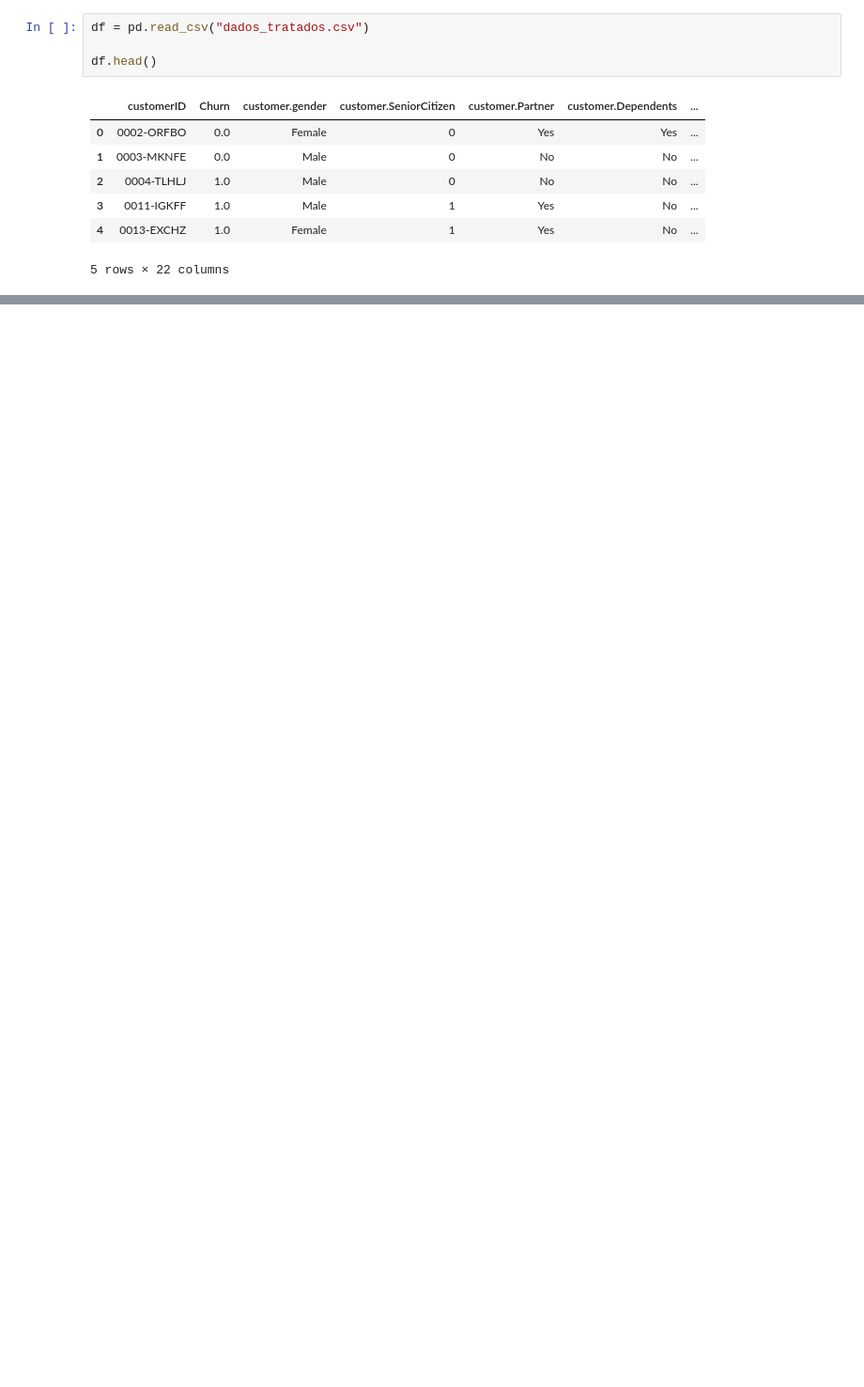
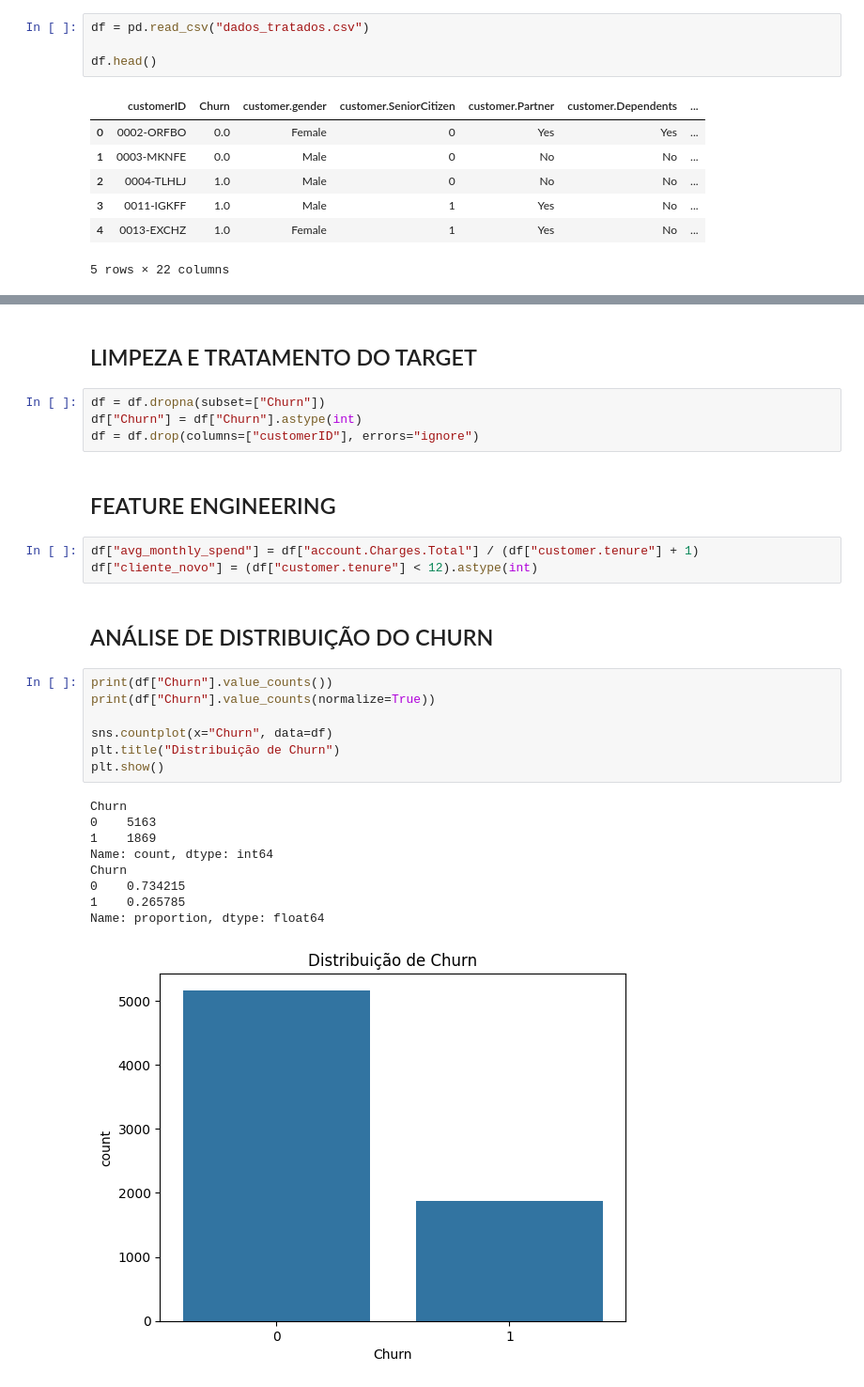
Before and after one commit to adnds/TelecomX_challenge2-data-science-Parte2, a Jupyter notebook: TelecomX_preditivos.ipynb, the cells around one changed output, grey strips where cells are left out. Shown at 94% size. Cells and saved outputs as stored; diff of their text form; blank space fills up the shorter version.

```diff
--- a/TelecomX_preditivos.ipynb
+++ b/TelecomX_preditivos.ipynb
@@ -670,0 +36,30 @@ As métricas de acurácia, precisão, recall e F1-score ajudam a identificar qua
+# %% [markdown]
+## LIMPEZA E TRATAMENTO DO TARGET
+# %%
+df = df.dropna(subset=["Churn"])
+df["Churn"] = df["Churn"].astype(int)
+df = df.drop(columns=["customerID"], errors="ignore")
+# %% [markdown]
+## FEATURE ENGINEERING
+# %%
+df["avg_monthly_spend"] = df["account.Charges.Total"] / (df["customer.tenure"] + 1)
+df["cliente_novo"] = (df["customer.tenure"] < 12).astype(int)
+# %% [markdown]
+## ANÁLISE DE DISTRIBUIÇÃO DO CHURN
+# %%
+print(df["Churn"].value_counts())
+print(df["Churn"].value_counts(normalize=True))
+
+sns.countplot(x="Churn", data=df)
+plt.title("Distribuição de Churn")
+plt.show()
+# %% [output]
+Churn
+0    5163
+1    1869
+Name: count, dtype: int64
+Churn
+0    0.734215
+1    0.265785
+Name: proportion, dtype: float64
+[figure, added]
```
Also changed, not shown: parts of 73 cells of this notebook, 2 other files.
